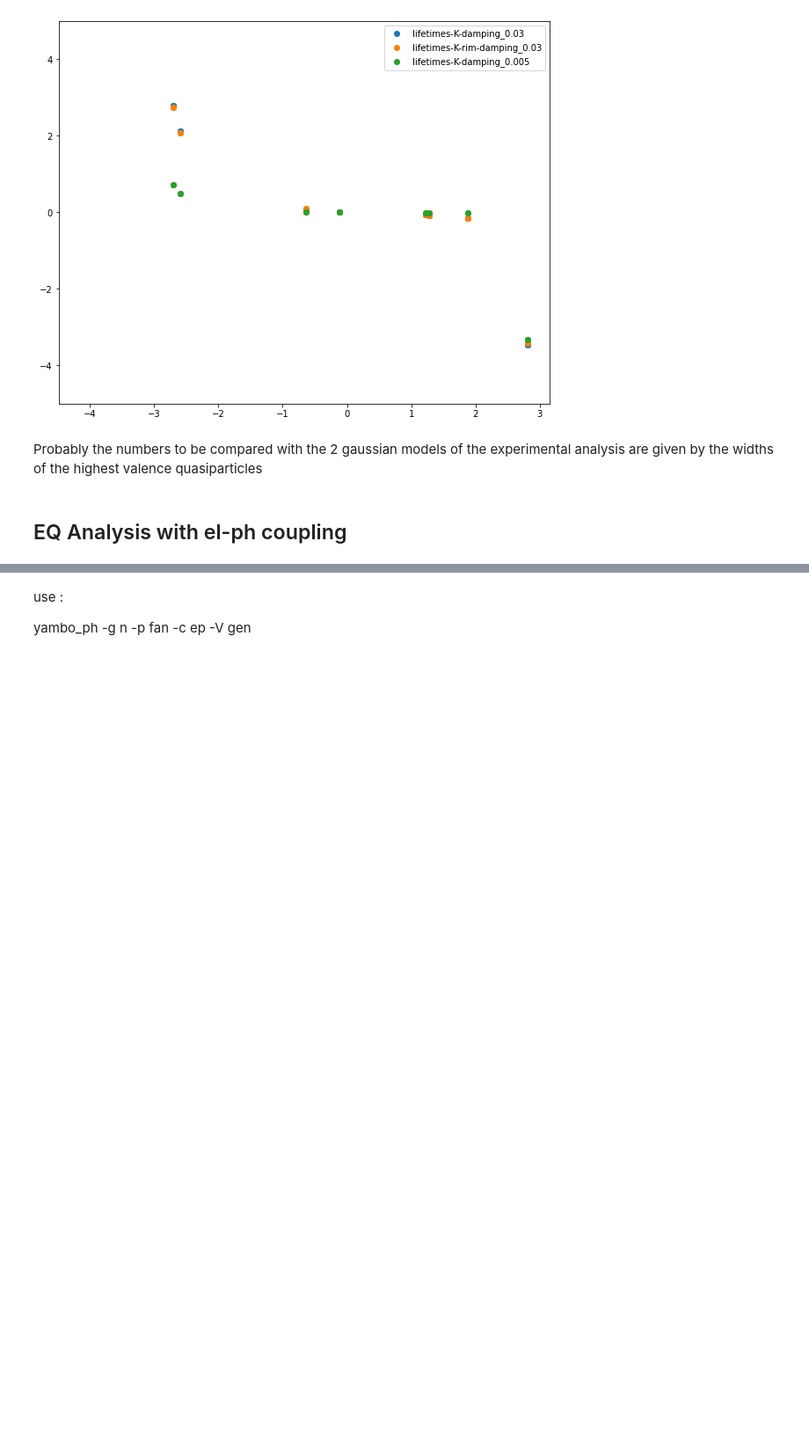
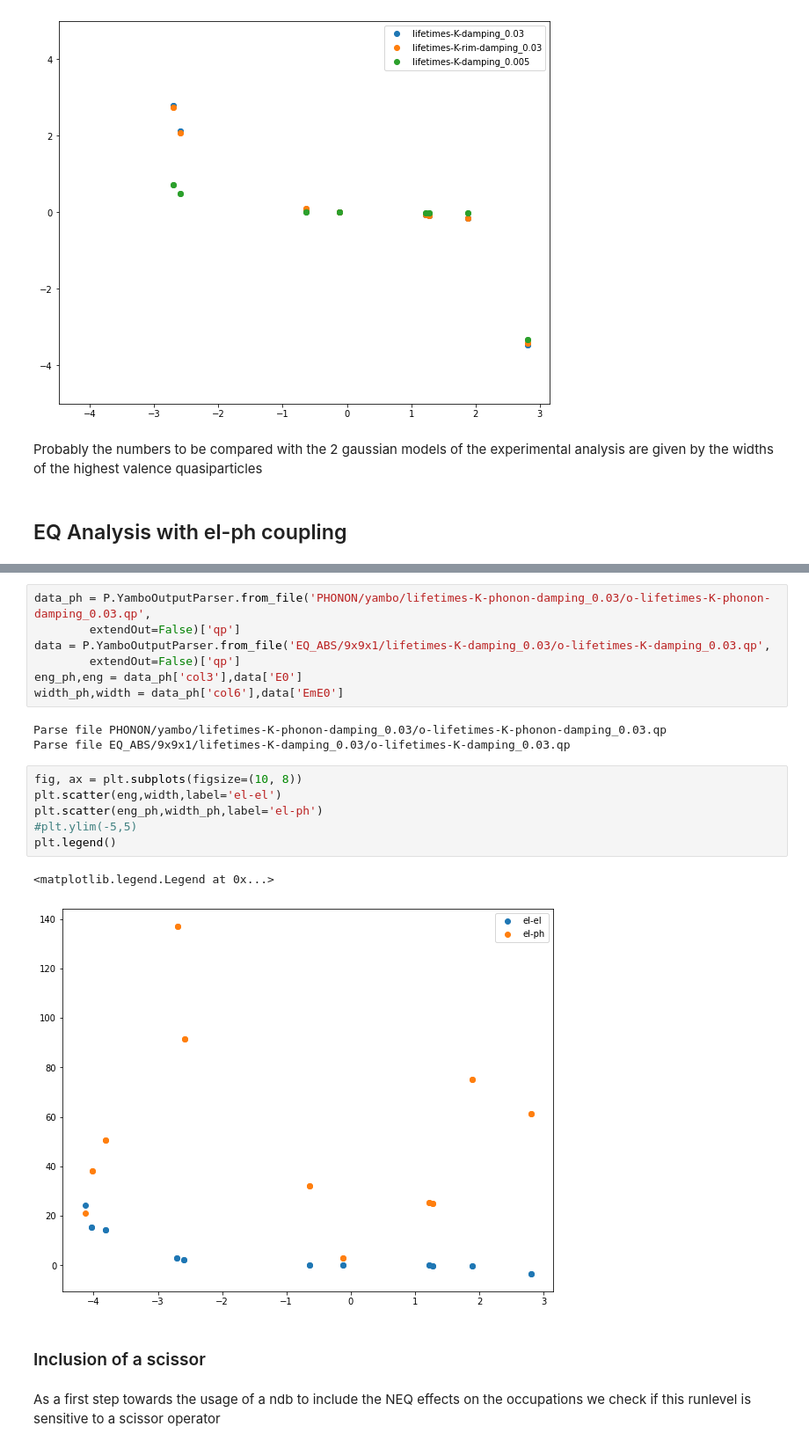
Before and after one commit to marcodalessandro76/WSe2, a Jupyter notebook: Lifetimes.ipynb, the cells around one changed output, grey strips where cells are left out. Shown at 88% size. Cells and saved outputs as stored; diff of their text form; blank space fills up the shorter version.

```diff
--- a/Lifetimes.ipynb
+++ b/Lifetimes.ipynb
@@ -561,5 +537,25 @@ game_over string not found in report. Check the computation!
 Task [0] ended
-# %% [markdown]
-use :
-
-yambo_ph -g n -p fan -c ep -V gen
+# %%
+data_ph = P.YamboOutputParser.from_file('PHONON/yambo/lifetimes-K-phonon-damping_0.03/o-lifetimes-K-phonon-damping_0.03.qp',
+        extendOut=False)['qp']
+data = P.YamboOutputParser.from_file('EQ_ABS/9x9x1/lifetimes-K-damping_0.03/o-lifetimes-K-damping_0.03.qp',
+        extendOut=False)['qp']
+eng_ph,eng = data_ph['col3'],data['E0']
+width_ph,width = data_ph['col6'],data['EmE0']
+# %% [output]
+Parse file PHONON/yambo/lifetimes-K-phonon-damping_0.03/o-lifetimes-K-phonon-damping_0.03.qp
+Parse file EQ_ABS/9x9x1/lifetimes-K-damping_0.03/o-lifetimes-K-damping_0.03.qp
+# %%
+fig, ax = plt.subplots(figsize=(10, 8))
+plt.scatter(eng,width,label='el-el')
+plt.scatter(eng_ph,width_ph,label='el-ph')
+#plt.ylim(-5,5)
+plt.legend()
+# %% [output]
+<matplotlib.legend.Legend at 0x...>
+[figure, added]
+# %% [markdown]
+### Inclusion of a scissor
+# %% [markdown]
+As a first step towards the usage of a ndb to include the NEQ effects on the occupations we check if
+this runlevel is sensitive to a scissor operator
```
Also changed, not shown: parts of 36 cells of this notebook, 1 other file.
